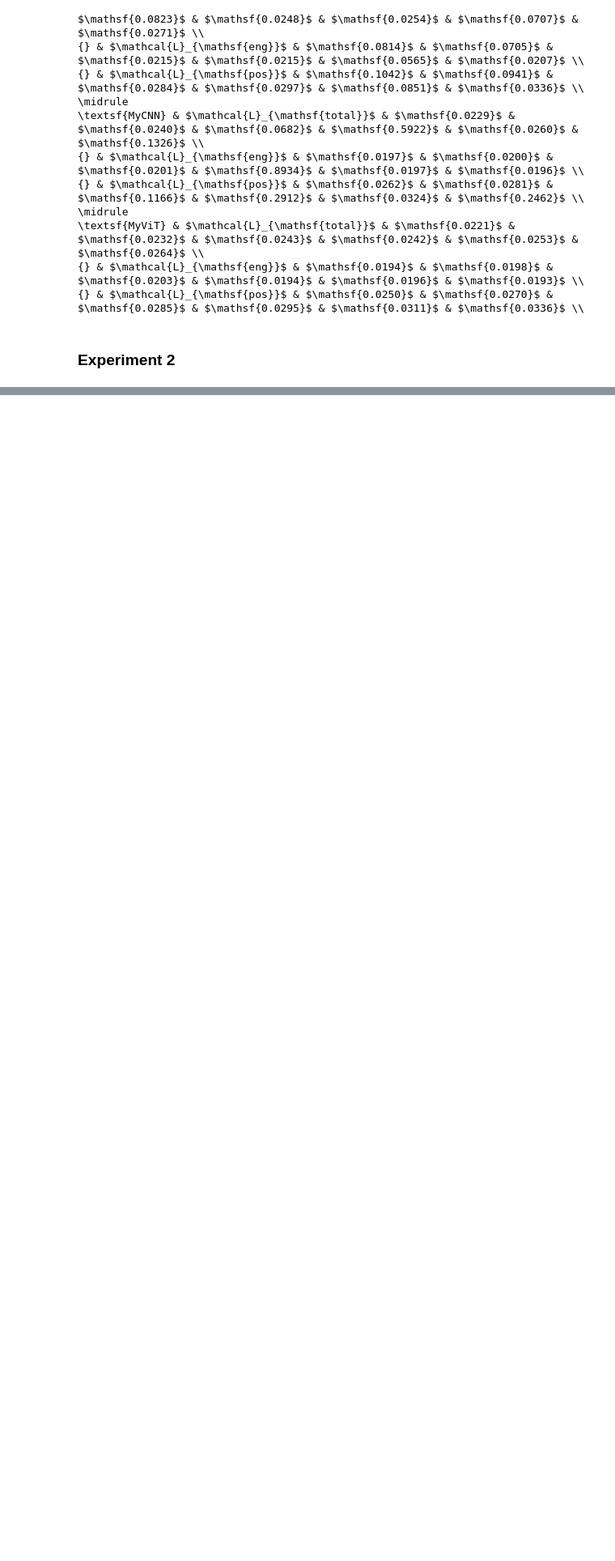
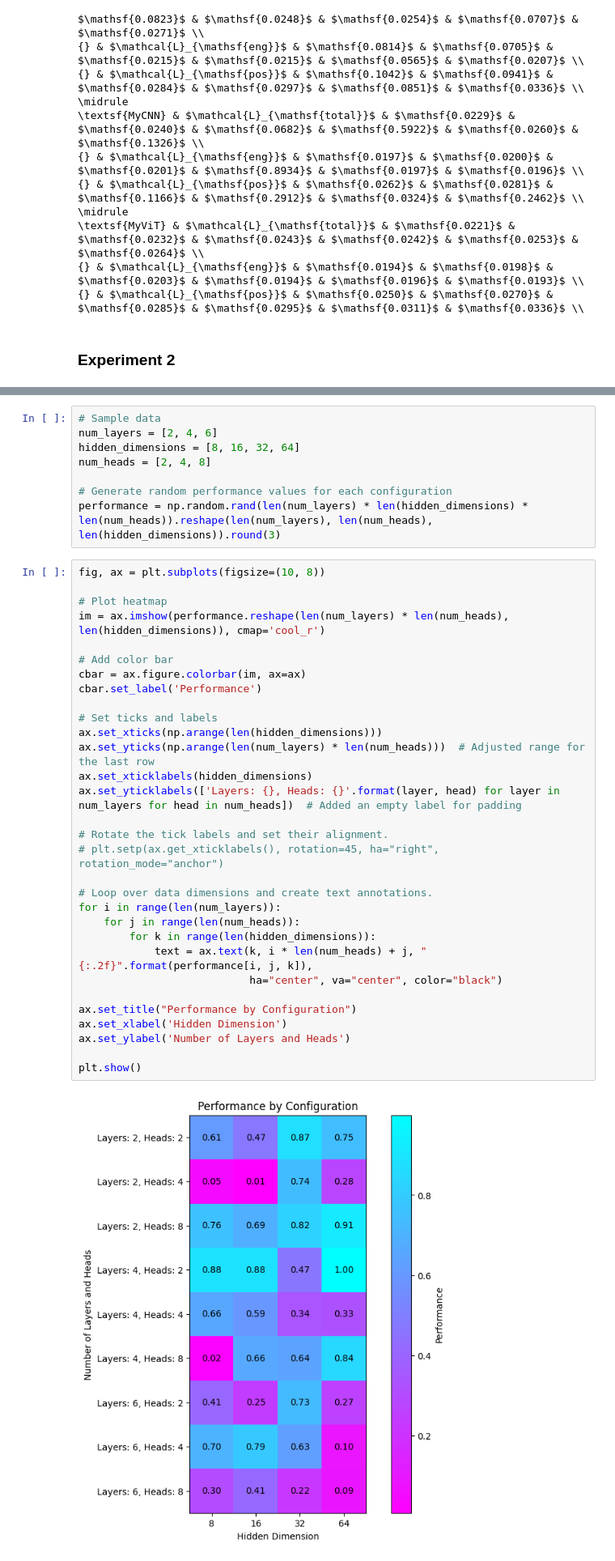
Before and after one commit to dxtvzw/ecal-optimization, a Jupyter notebook: report/data/collect_data.ipynb, the cells around one changed output, grey strips where cells are left out. Shown at 81% size. Cells and saved outputs as stored; diff of their text form; blank space fills up the shorter version.

```diff
--- a/report/data/collect_data.ipynb
+++ b/report/data/collect_data.ipynb
@@ -159,0 +332,41 @@ for loss_fn in eng_losses:
+# %%
+# Sample data
+num_layers = [2, 4, 6]
+hidden_dimensions = [8, 16, 32, 64]
+num_heads = [2, 4, 8]
+
+# Generate random performance values for each configuration
+performance = np.random.rand(len(num_layers) * len(hidden_dimensions) * len(num_heads)).reshape(len(num_layers), len(num_heads), len(hidden_dimensions)).round(3)
+# %%
+fig, ax = plt.subplots(figsize=(10, 8))
+
+# Plot heatmap
+im = ax.imshow(performance.reshape(len(num_layers) * len(num_heads), len(hidden_dimensions)), cmap='cool_r')
+
+# Add color bar
+cbar = ax.figure.colorbar(im, ax=ax)
+cbar.set_label('Performance')
+
+# Set ticks and labels
+ax.set_xticks(np.arange(len(hidden_dimensions)))
+ax.set_yticks(np.arange(len(num_layers) * len(num_heads)))  # Adjusted range for the last row
+ax.set_xticklabels(hidden_dimensions)
+ax.set_yticklabels(['Layers: {}, Heads: {}'.format(layer, head) for layer in num_layers for head in num_heads])  # Added an empty label for padding
+
+# Rotate the tick labels and set their alignment.
+# plt.setp(ax.get_xticklabels(), rotation=45, ha="right", rotation_mode="anchor")
+
+# Loop over data dimensions and create text annotations.
+for i in range(len(num_layers)):
+    for j in range(len(num_heads)):
+        for k in range(len(hidden_dimensions)):
+            text = ax.text(k, i * len(num_heads) + j, "{:.2f}".format(performance[i, j, k]),
+                           ha="center", va="center", color="black")
+
+ax.set_title("Performance by Configuration")
+ax.set_xlabel('Hidden Dimension')
+ax.set_ylabel('Number of Layers and Heads')
+
+plt.show()
+# %% [output]
+[figure, added]
```
Also changed, not shown: parts of 7 cells of this notebook, 8 other files.
